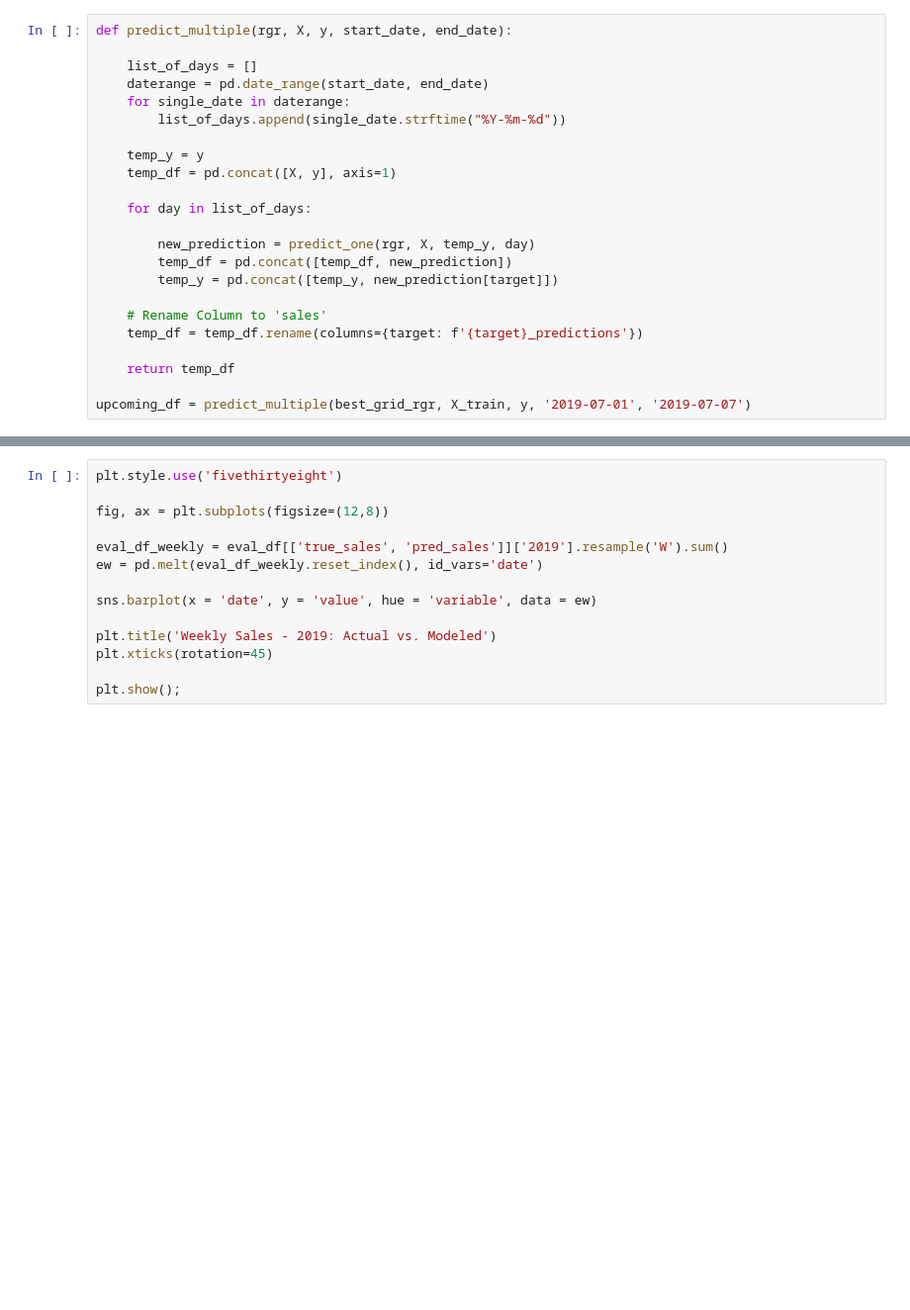
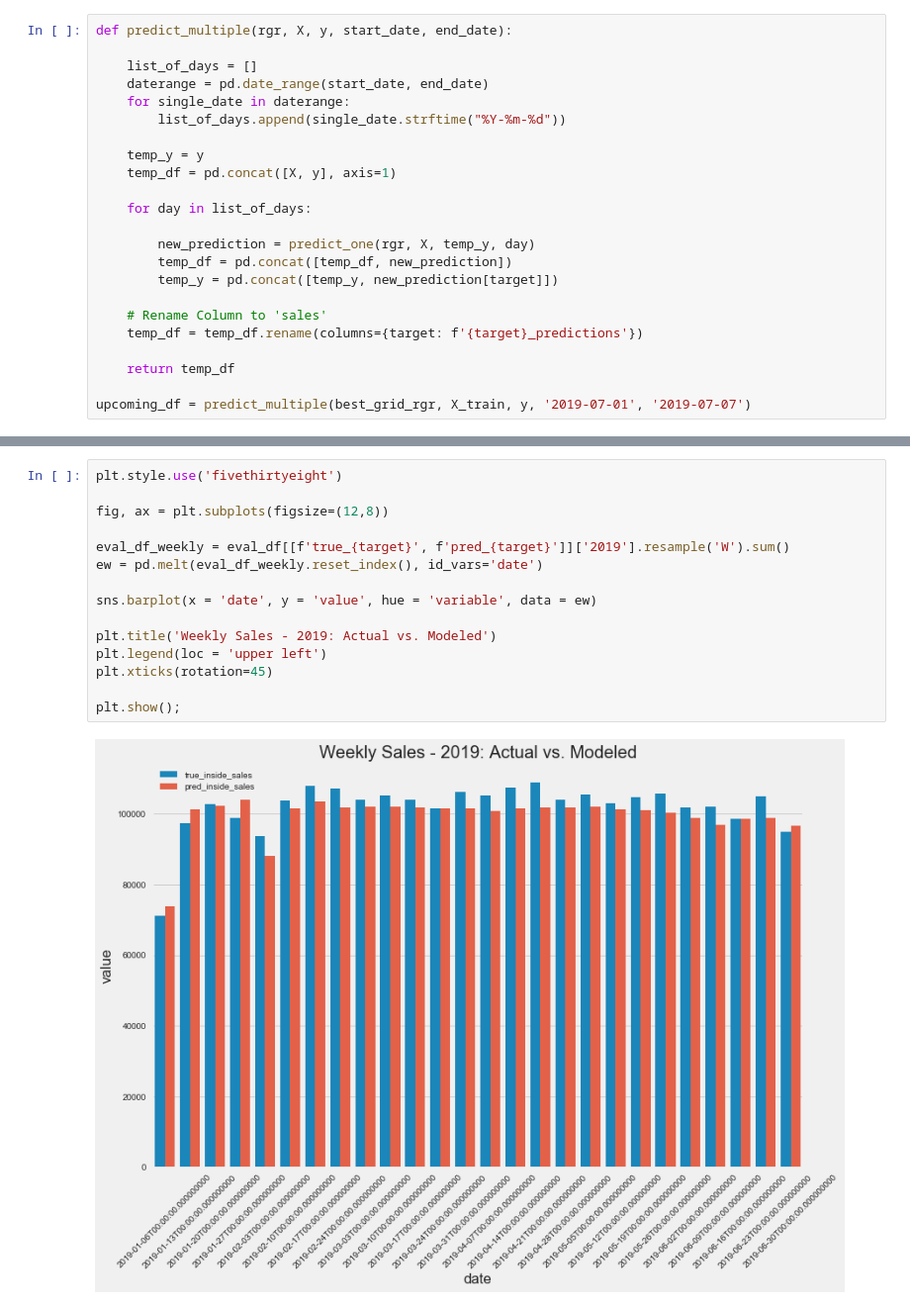
Before and after one commit to maks-p/restaurant_sales_forecasting, a Jupyter notebook: final_model.ipynb, the cells around one changed output, grey strips where cells are left out. Shown at 99% size. Drawn from its saved outputs; the diff is of its cells as text; blank space fills up the shorter version.

```diff
--- a/final_model.ipynb
+++ b/final_model.ipynb
@@ -907,14 +913,17 @@ np.sum(upcoming_df[-7:]['sales_predictions'])
 # %%
 plt.style.use('fivethirtyeight')
 
 fig, ax = plt.subplots(figsize=(12,8))
 
-eval_df_weekly = eval_df[['true_sales', 'pred_sales']]['2019'].resample('W').sum()
+eval_df_weekly = eval_df[[f'true_{target}', f'pred_{target}']]['2019'].resample('W').sum()
 ew = pd.melt(eval_df_weekly.reset_index(), id_vars='date')
 
 sns.barplot(x = 'date', y = 'value', hue = 'variable', data = ew)
 
 plt.title('Weekly Sales - 2019: Actual vs. Modeled')
+plt.legend(loc = 'upper left')
 plt.xticks(rotation=45)
 
 plt.show();
+# %% [output]
+[figure, added]
```
Also changed, not shown: parts of 12 cells of this notebook, 2 other files.
